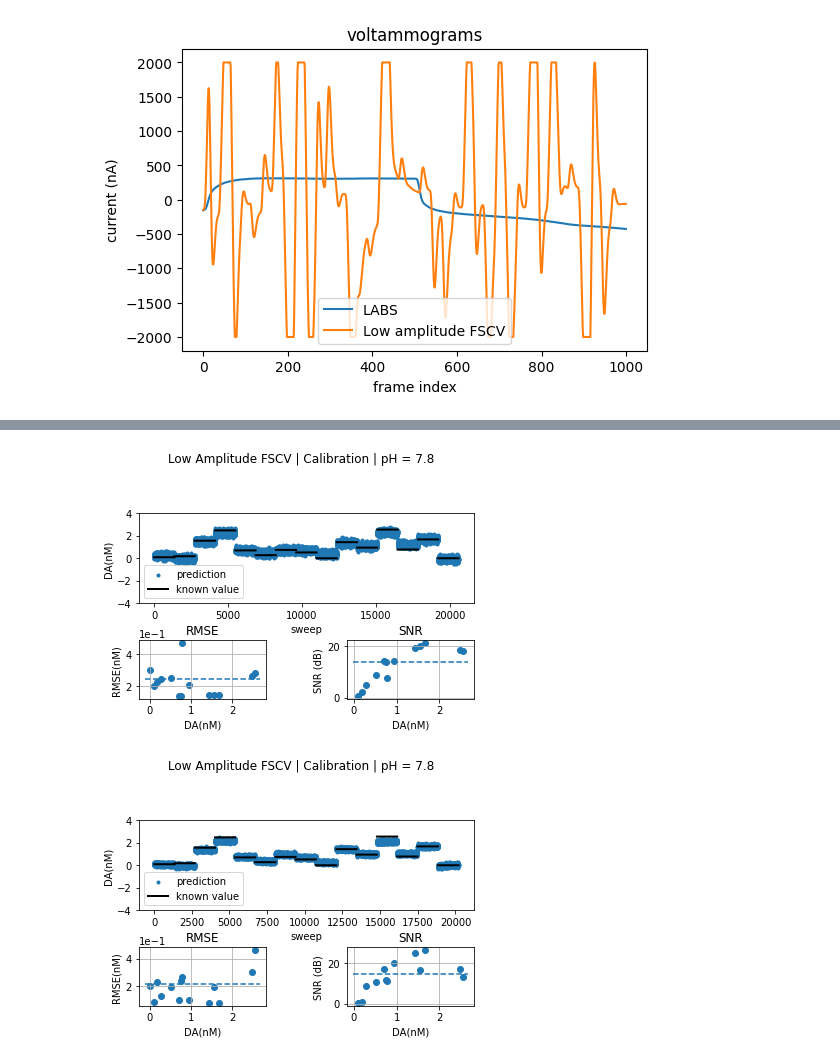
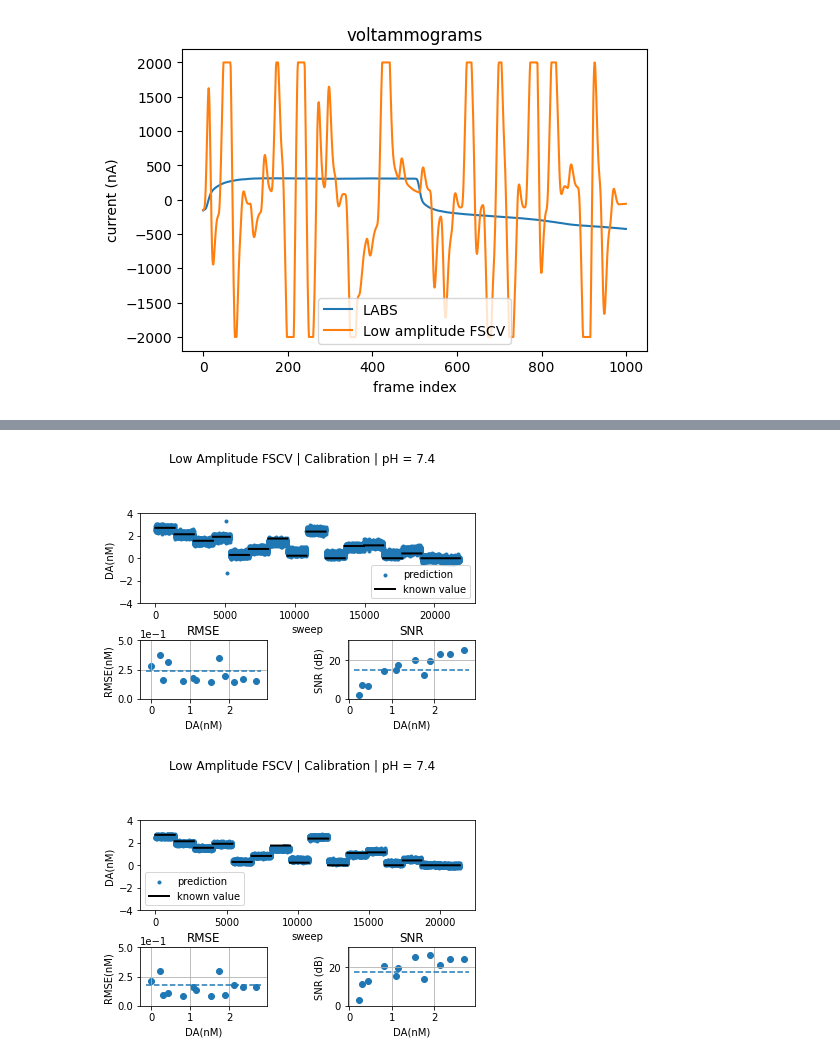
Before and after one commit to amnahEltahir/voltammetry, a Jupyter notebook: Burst_vs_Sweep/Comparing_linear_sweep_random_burst.ipynb, the cells around one changed output, grey strips where cells are left out. Saved outputs shown, nothing was run; the diff lists cells and outputs as text; code cells hidden in the pictures.

```diff
--- a/Burst_vs_Sweep/Comparing_linear_sweep_random_burst.ipynb
+++ b/Burst_vs_Sweep/Comparing_linear_sweep_random_burst.ipynb
@@ -93,35 +93,40 @@ TRAINING COMPLETE  1928.934  seconds.
 # %%
-# side by side results (pH 7.8)
+# dopamine results (pH 7.4)
 # Generate predictions, plot results for low FSCV
 chemIx = 0
-idx = np.squeeze(np.where(low_FSCV_testing.labels[:,2]==7.8))
-predictions = low_FSCV_predictions[idx,:]
-labels = low_FSCV_testing.labels[idx,:]
+predictions = low_FSCV_predictions
+labels = low_FSCV_testing.labels
+idx = np.squeeze(np.where(low_FSCV_testing.labels[:,2]==7.4))
 
 t = np.arange(len(labels))
-stats = voltammetry.calcStepStats(chemIx, predictions, labels)
+stats = voltammetry.calcStepStats(chemIx, predictions[idx,:], labels[idx,:])
 
-[calFig,ax1,ax2,ax3] = voltammetry.plot_Calibration(t, predictions, labels, ['DA','NE','pH'], chemIx, stats)
+[calFig,ax1,ax2,ax3] = voltammetry.plot_Calibration(t, predictions[idx,:], labels[idx,:], ['DA','NE','pH'], chemIx, stats)
 ax1.set_ylim(-4.00,4.000)
-plt.suptitle('Low Amplitude FSCV | Calibration | pH = 7.8');
+ax2.set_ylim(0,0.5)
+ax3.set_ylim(0,30.000)
+plt.suptitle('Low Amplitude FSCV | Calibration | pH = 7.4');
 # %% [output]
-[figure, old version]
+[figure, new version]
 # %%
-# side by side results (pH 7.8)
+# dopamine results (pH 7.4)
 # Generate predictions, plot results for LABS
 chemIx = 0
-idx = np.squeeze(np.where(LABS_testing.labels[:,2]==7.8))
-predictions = LABS_predictions[idx,:]
-labels = LABS_testing.labels[idx,:]
+predictions = LABS_predictions
+labels = LABS_testing.labels
+idx = np.squeeze(np.where(LABS_testing.labels[:,2]==7.4))
 
 t = np.arange(len(labels))
-stats = voltammetry.calcStepStats(chemIx, predictions, labels)
+stats = voltammetry.calcStepStats(chemIx, predictions[idx,:], labels[idx,:])
 
-[calFig,ax1,ax2,ax3] = voltammetry.plot_Calibration(t, predictions, labels, ['DA','NE','pH'], chemIx, stats)
+[calFig,ax1,ax2,ax3] = voltammetry.plot_Calibration(t, predictions[idx,:], labels[idx,:], ['DA','NE','pH'], chemIx, stats)
 ax1.set_ylim(-4.00,4.000)
-plt.suptitle('Low Amplitude FSCV | Calibration | pH = 7.8');
+ax2.set_ylim(0,0.5)
+ax3.set_ylim(0,30.000)
+
+plt.suptitle('Low Amplitude FSCV | Calibration | pH = 7.4');
 # %% [output]
-[figure, old version]
+[figure, new version]
 # %%
 # compare betas
 # Plot coefficients
```
Also changed, not shown: parts of 5 cells of this notebook.
